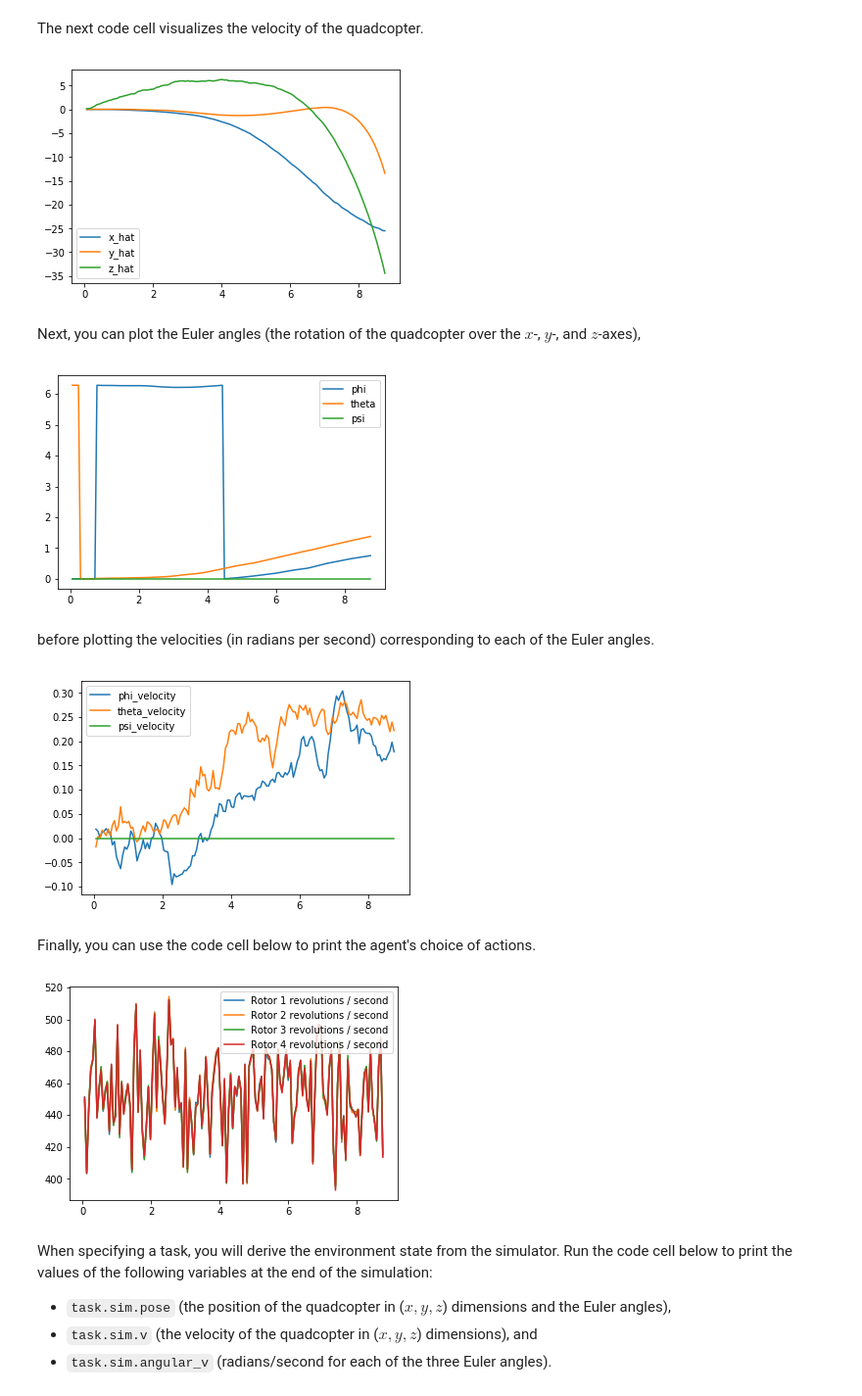
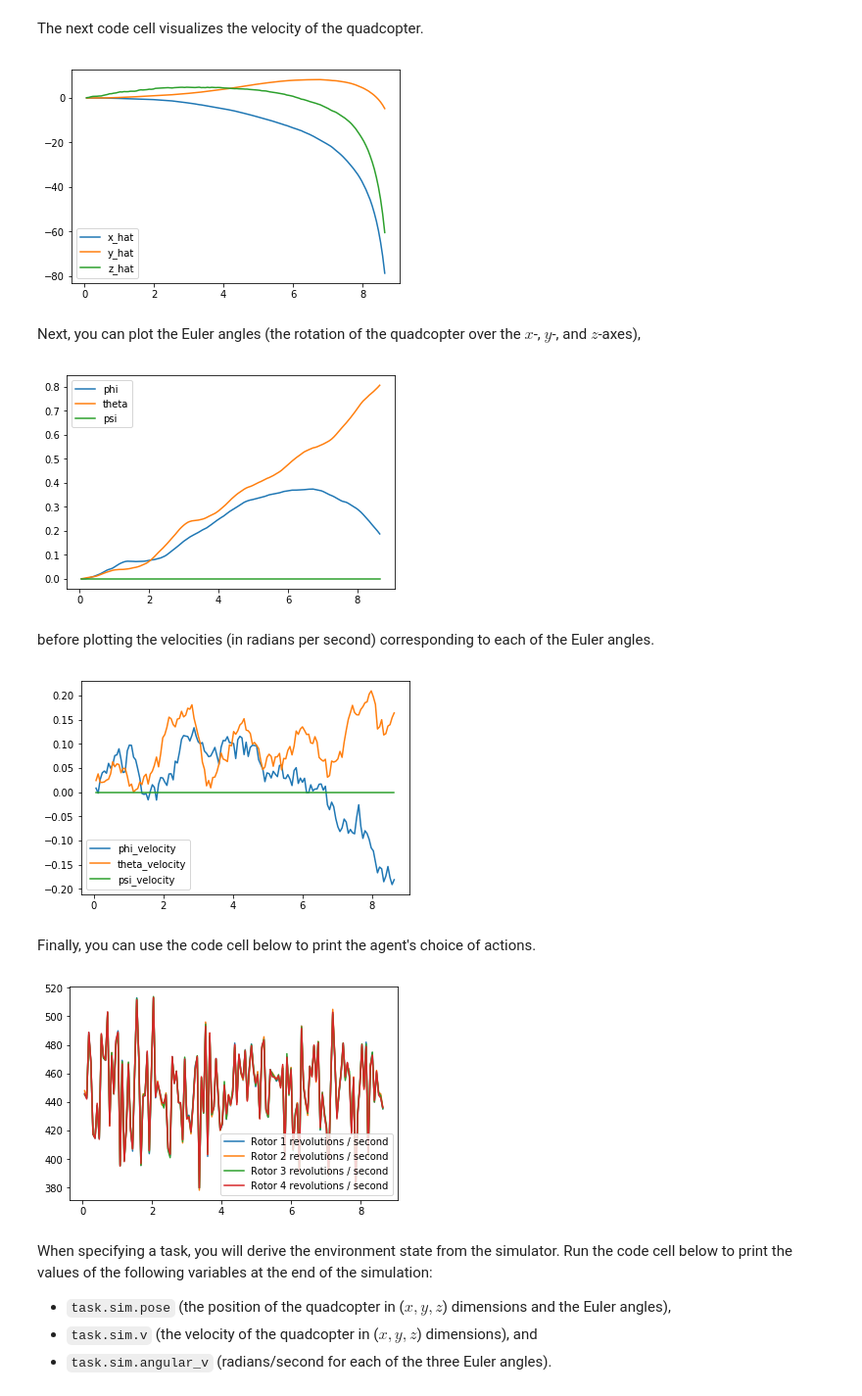
Before and after one commit to mjroncone/RL-Quadcopter-2, a Jupyter notebook: Quadcopter_Project.ipynb, the cells around one changed output. Shown at 98% size. Cells and saved outputs as stored; diff of their text form; code cells hidden in the pictures.

Commit message:
Get personal agent workin in notebook as copy of example agent

```diff
--- a/Quadcopter_Project.ipynb
+++ b/Quadcopter_Project.ipynb
@@ -124,9 +121,9 @@ def plot_velocity_delta(source_filename, epoch_name = 'episode'):
     labels = ['x_hat', 'y_hat', 'z_hat']
     plot_column_deltas(source_filename, 'time', column_names, labels)
 # %%
-plot_velocity_delta(basic_agent_file_output, 'time')
+plot_velocity_delta(basic_agent_output_filename, 'time')
 # %% [output]
-[figure, old version]
+[figure, new version]
 # %% [markdown]
 Next, you can plot the Euler angles (the rotation of the quadcopter over the $x$-, $y$-, and $z$-axes),
 # %%
@@ -135,9 +132,9 @@ def plot_euler_angle_delta(source_filename, epoch_name = 'episode'):
     labels = column_names
     plot_column_deltas(source_filename, 'time', column_names, labels)
 # %%
-plot_euler_angle_delta(basic_agent_file_output, 'time')
+plot_euler_angle_delta(basic_agent_output_filename, 'time')
 # %% [output]
-[figure, old version]
+[figure, new version]
 # %% [markdown]
 before plotting the velocities (in radians per second) corresponding to each of the Euler angles.
 # %%
@@ -146,9 +143,9 @@ def plot_euler_angle_velocity_delta(source_filename, epoch_name = 'episode'):
     labels = column_names
     plot_column_deltas(source_filename, 'time', column_names, labels)
 # %%
-plot_euler_angle_velocity_delta(basic_agent_file_output, 'time')
+plot_euler_angle_velocity_delta(basic_agent_output_filename, 'time')
 # %% [output]
-[figure, old version]
+[figure, new version]
 # %% [markdown]
 Finally, you can use the code cell below to print the agent's choice of actions.
 # %%
@@ -158,9 +155,9 @@ def plot_agent_actions(source_filename, epoch_name = 'episode'):
 
     plot_column_deltas(source_filename, 'time', column_names, labels)
 # %%
-plot_agent_actions(basic_agent_file_output, 'time')
+plot_agent_actions(basic_agent_output_filename, 'time')
 # %% [output]
-[figure, old version]
+[figure, new version]
 # %% [markdown]
 When specifying a task, you will derive the environment state from the simulator.  Run the code cell below to print the values of the following variables at the end of the simulation:
 - `task.sim.pose` (the position of the quadcopter in ($x,y,z$) dimensions and the Euler angles),
```
Also changed, not shown: parts of 10 cells of this notebook, 1 other file.
